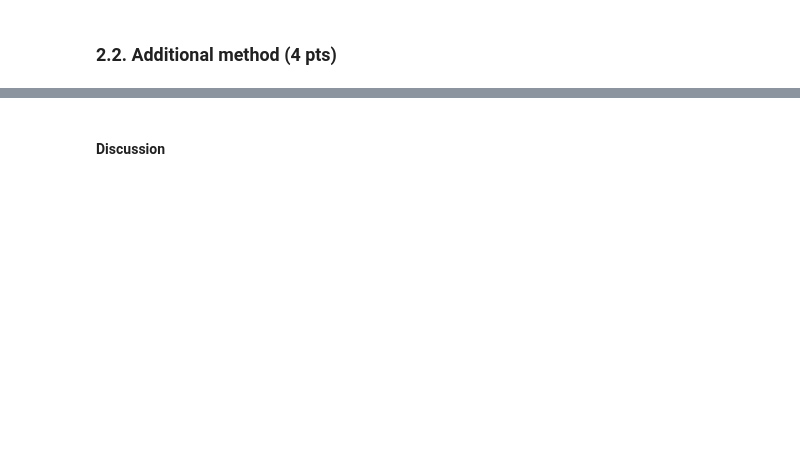
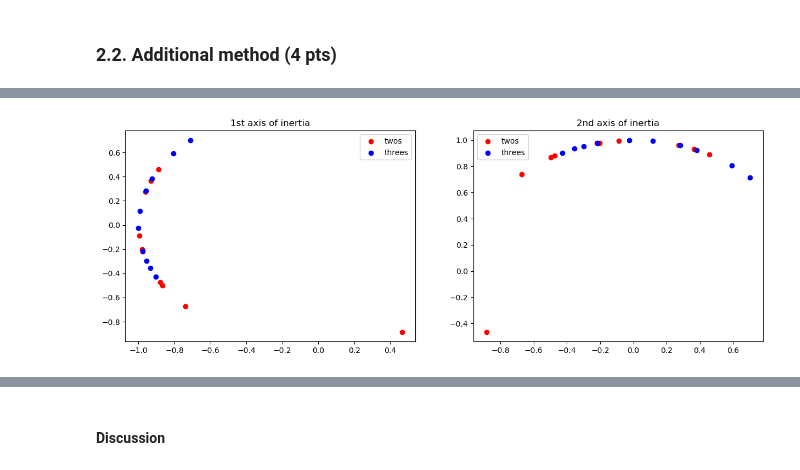
Before and after one commit to theoh-io/iapr_group15, a Jupyter notebook: labs/lab_02_object_description.ipynb, the cells around one changed output, grey strips where cells are left out. Cells and saved outputs as stored; diff of their text form; code cells hidden in the pictures; blank space fills up the shorter version.

```diff
--- a/labs/lab_02_object_description.ipynb
+++ b/labs/lab_02_object_description.ipynb
@@ -754,5 +747,5 @@ def projection(binary_image):
 # %%
-def compute_inertia(binary_image):
+def compute_inertia(binary_image, axis='first'):
     # Compute moments and centroid
     M00 = binary_image.sum()
     M10 = (np.arange(binary_image.shape[1]) * binary_image).sum()
@@ -770,7 +763,14 @@ def compute_inertia(binary_image):
     (lambda1, lambda2), v = np.linalg.eigh(C)
 
     # Axis of inertia
-    if lambda1 > lambda2:
-        return v[:, 1]
-    else:
-        return v[:, 0]
+    if axis == 'first':
+        if lambda1 > lambda2:
+            return v[:, 1]
+        else:
+            return v[:, 0]
+
+    elif axis == 'second':
+        if lambda1 > lambda2:
+            return v[:, 0]
+        else:
+            return v[:, 1]
@@ -844,0 +777,45 @@ def compute_inertia(binary_image):
+# %%
+# 1st axis of inertia
+twos_f1 = []
+twos_f2 = []
+threes_f1 = []
+threes_f2 = []
+
+for two, three in zip(twos, threes):
+    two_xp, two_yp = compute_inertia(two, 'first')
+    three_xp, three_yp = compute_inertia(three, 'first')
+
+    twos_f1.append(two_xp)
+    twos_f2.append(two_yp)
+    threes_f1.append(three_xp)
+    threes_f2.append(three_yp)
+
+fig, axs = plt.subplots(1, 2, figsize=(15,5))
+axs[0].scatter(twos_f1, twos_f2, color='r', label='twos')
+axs[0].scatter(threes_f1, threes_f2, color='b', label='threes')
+axs[0].legend(loc='best')
+axs[0].set_title("1st axis of inertia")
+
+# 2nd axis of inertia
+twos_f1 = []
+twos_f2 = []
+threes_f1 = []
+threes_f2 = []
+
+for two, three in zip(twos, threes):
+    two_xp, two_yp = compute_inertia(two, 'second')
+    three_xp, three_yp = compute_inertia(three, 'second')
+
+    twos_f1.append(two_xp)
+    twos_f2.append(two_yp)
+    threes_f1.append(three_xp)
+    threes_f2.append(three_yp)
+
+axs[1].scatter(twos_f1, twos_f2, color='r', label='twos')
+axs[1].scatter(threes_f1, threes_f2, color='b', label='threes')
+axs[1].legend(loc='best')
+axs[1].set_title("2nd axis of inertia")
+
+plt.show()
+# %% [output]
+[figure, added]
```
Also changed, not shown: parts of 29 cells of this notebook.
